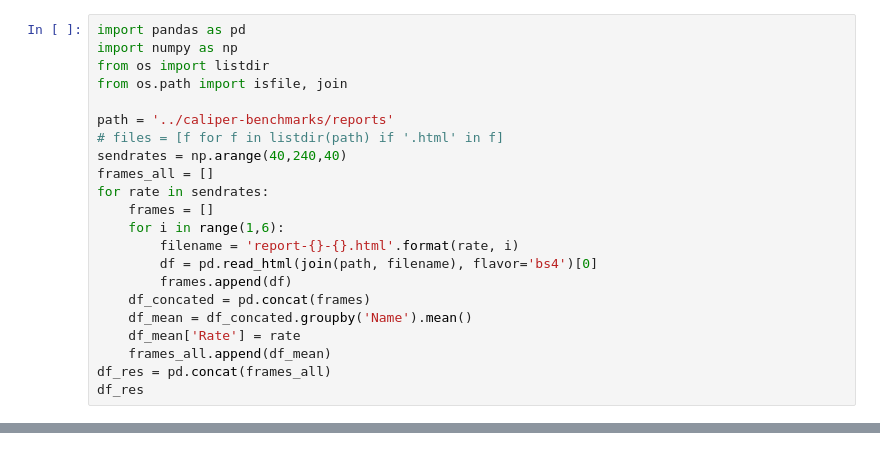
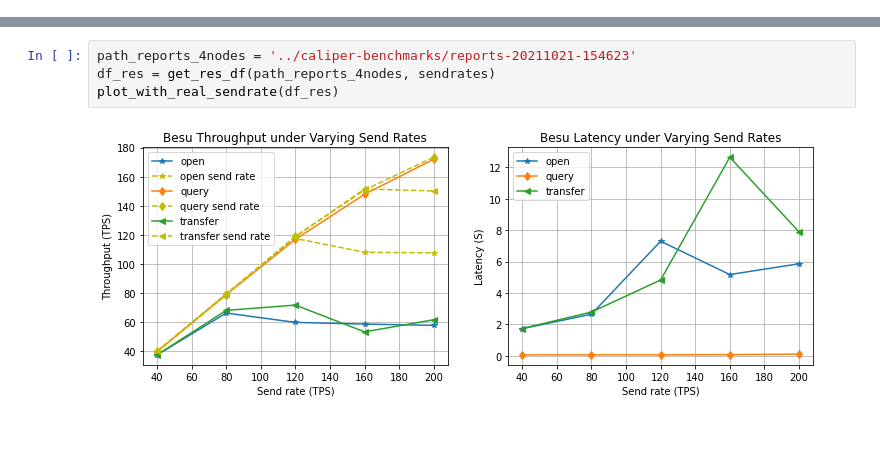
Before and after one commit to CaixiangFan/besu-benchmark, a Jupyter notebook: src/data_process.ipynb, the cells around one changed output, grey strips where cells are left out. Cells and saved outputs as stored; diff of their text form.

Commit message:
update data-process and caliper

```diff
--- a/src/data_process.ipynb
+++ b/src/data_process.ipynb
@@ -1,22 +0,0 @@
-# %%
-import pandas as pd
-import numpy as np
-from os import listdir
-from os.path import isfile, join
-
-path = '../caliper-benchmarks/reports'
-# files = [f for f in listdir(path) if '.html' in f]
-sendrates = np.arange(40,240,40)
-frames_all = []
-for rate in sendrates:
-    frames = []
-    for i in range(1,6):
-        filename = 'report-{}-{}.html'.format(rate, i)
-        df = pd.read_html(join(path, filename), flavor='bs4')[0]
-        frames.append(df)
-    df_concated = pd.concat(frames)
-    df_mean = df_concated.groupby('Name').mean()
-    df_mean['Rate'] = rate
-    frames_all.append(df_mean)
-df_res = pd.concat(frames_all)
-df_res
@@ -106,0 +110,6 @@ axs[1].legend()
+# %%
+path_reports_4nodes = '../caliper-benchmarks/reports-20211021-154623'
+df_res = get_res_df(path_reports_4nodes, sendrates)
+plot_with_real_sendrate(df_res)
+# %% [output]
+[figure, added]
```
Also changed, not shown: parts of 10 cells of this notebook, 4 other files.
